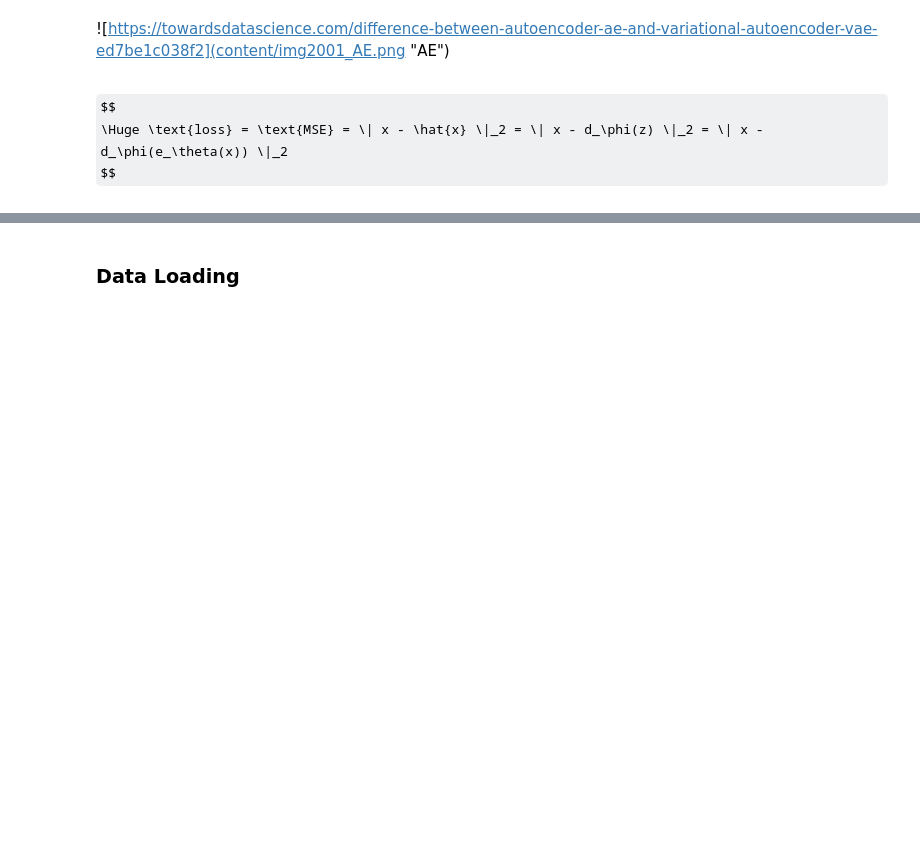
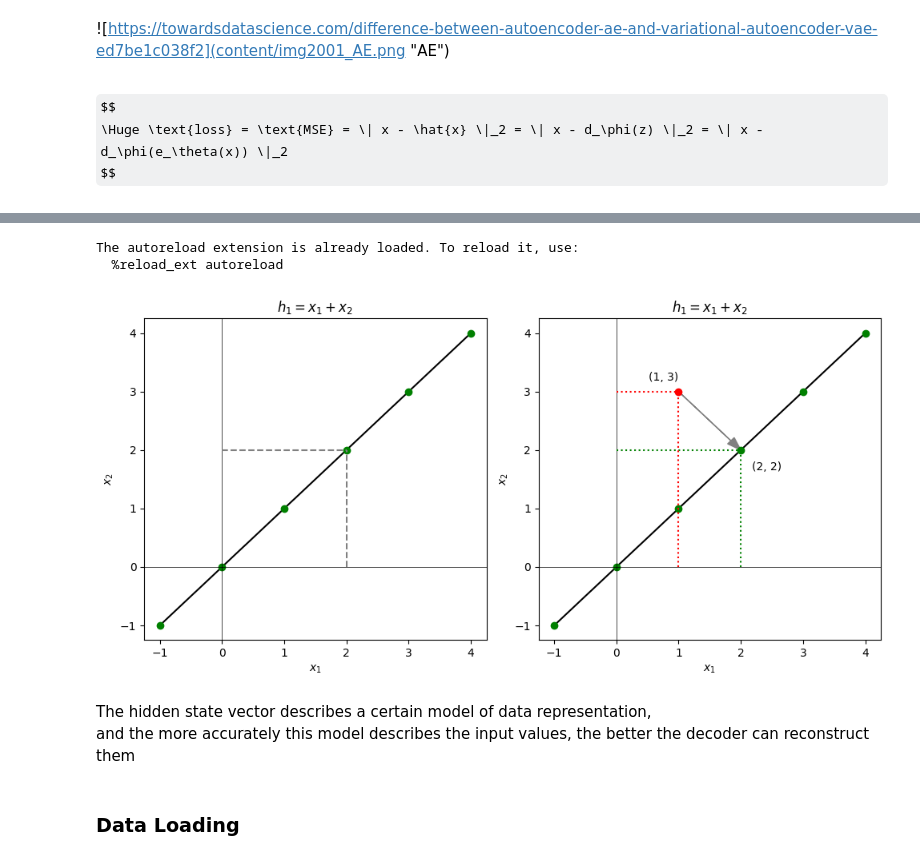
Before and after one commit to AlekseiLugovoi/data-science-snippets, a Jupyter notebook: generative-ai/VAE.ipynb, the cells around one changed output, grey strips where cells are left out. Cells and saved outputs as stored; diff of their text form; code cells hidden in the pictures; some formulas as TeX source; blank space fills up the shorter version.

```diff
--- a/generative-ai/VAE.ipynb
+++ b/generative-ai/VAE.ipynb
@@ -30,3 +64,16 @@ $$
+# %%
+%load_ext autoreload
+%autoreload 2
+from utils import simple_ae_plot
+
+simple_ae_plot()
+# %% [output]
+The autoreload extension is already loaded. To reload it, use:
+  %reload_ext autoreload
+[figure, added]
+# %% [markdown]
+The hidden state vector describes a certain model of data representation, \
+and the more accurately this model describes the input values, the better the decoder can reconstruct them
 # %% [markdown]
 ### Data Loading
 # %%
```
Also changed, not shown: parts of 6 cells of this notebook, 7 other files.
